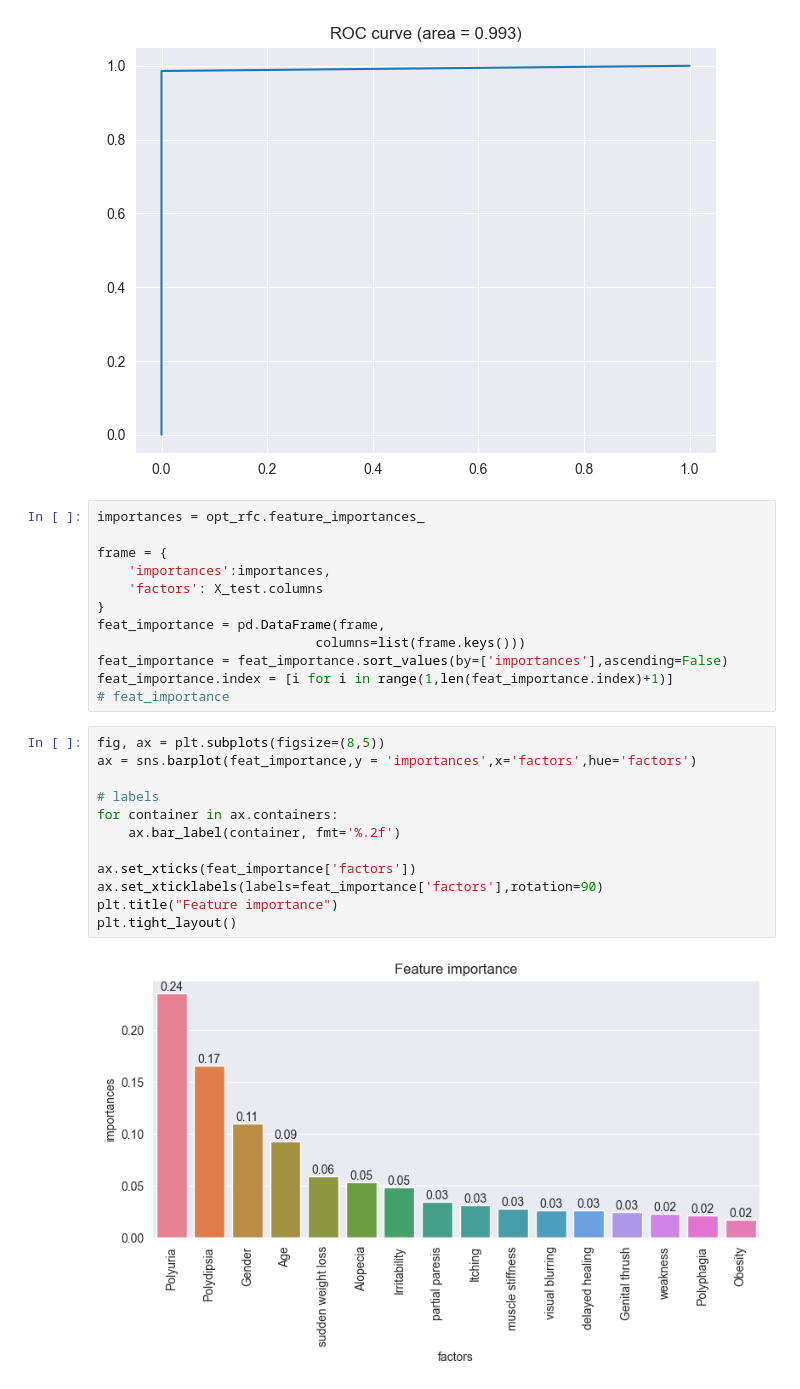
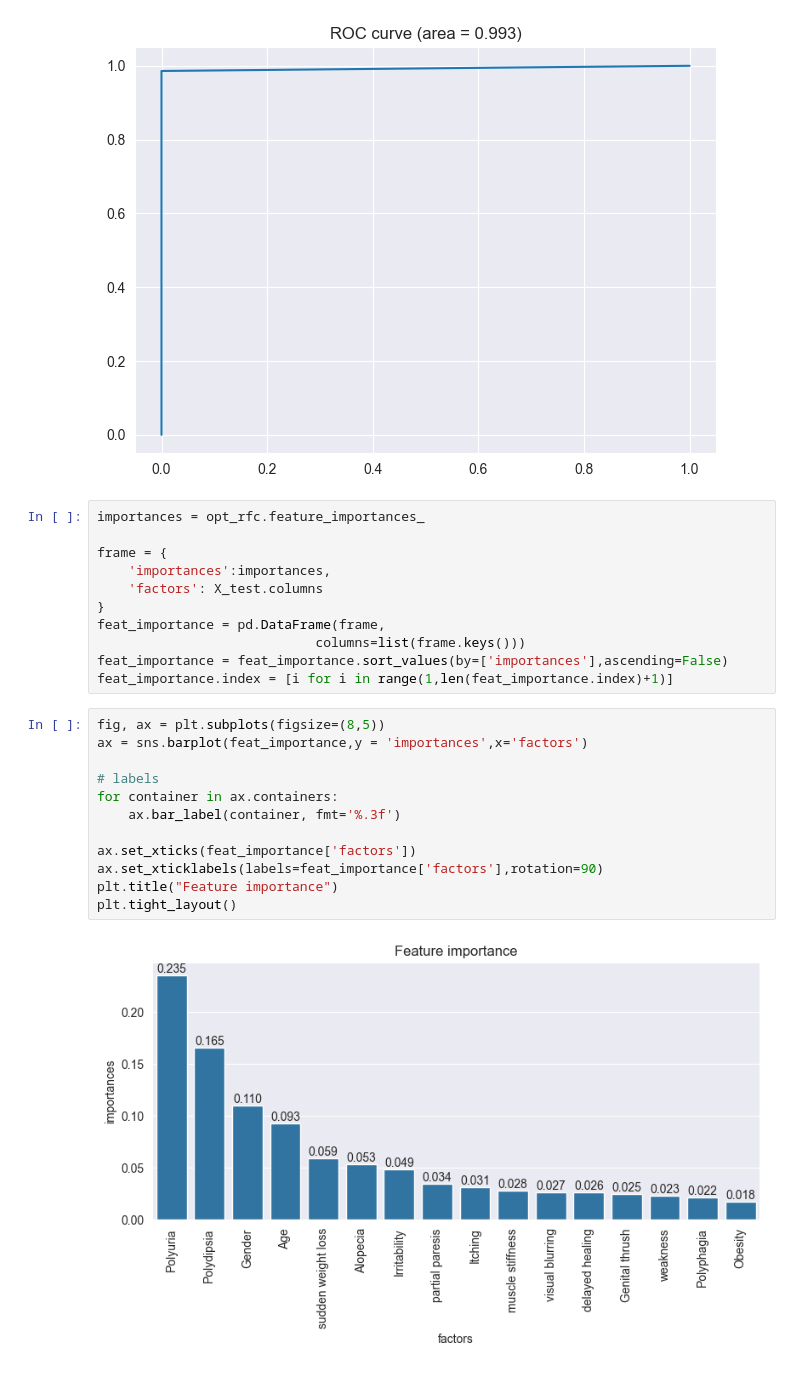
Before and after one commit to oo-Kwago-oo/diabetes-analysis-blog, a Jupyter notebook: analysis/q1_analysis.ipynb, the cells around one changed output. Cells and saved outputs as stored; diff of their text form.

```diff
--- a/analysis/q1_analysis.ipynb
+++ b/analysis/q1_analysis.ipynb
@@ -72,18 +72,17 @@ feat_importance = pd.DataFrame(frame,
                             columns=list(frame.keys()))
 feat_importance = feat_importance.sort_values(by=['importances'],ascending=False)
 feat_importance.index = [i for i in range(1,len(feat_importance.index)+1)]
-# feat_importance
 # %%
 fig, ax = plt.subplots(figsize=(8,5))
-ax = sns.barplot(feat_importance,y = 'importances',x='factors',hue='factors')
+ax = sns.barplot(feat_importance,y = 'importances',x='factors')
 
 # labels
 for container in ax.containers:
-    ax.bar_label(container, fmt='%.2f')
+    ax.bar_label(container, fmt='%.3f')
 
 ax.set_xticks(feat_importance['factors'])
 ax.set_xticklabels(labels=feat_importance['factors'],rotation=90)
 plt.title("Feature importance")
 plt.tight_layout()
 # %% [output]
-[figure, old version]
+[figure, new version]
```
Also changed, not shown: parts of 2 cells of this notebook, 6 other files.
